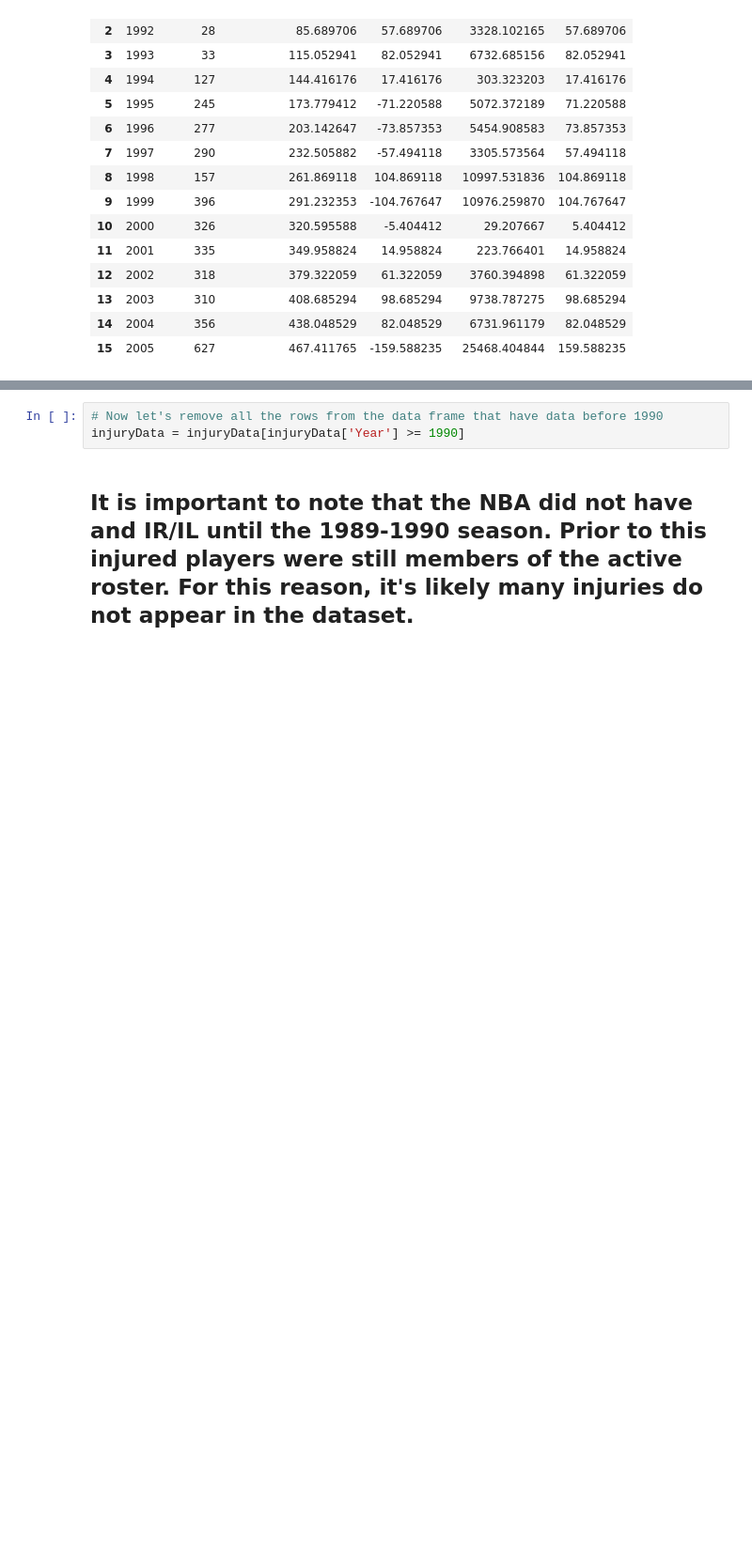
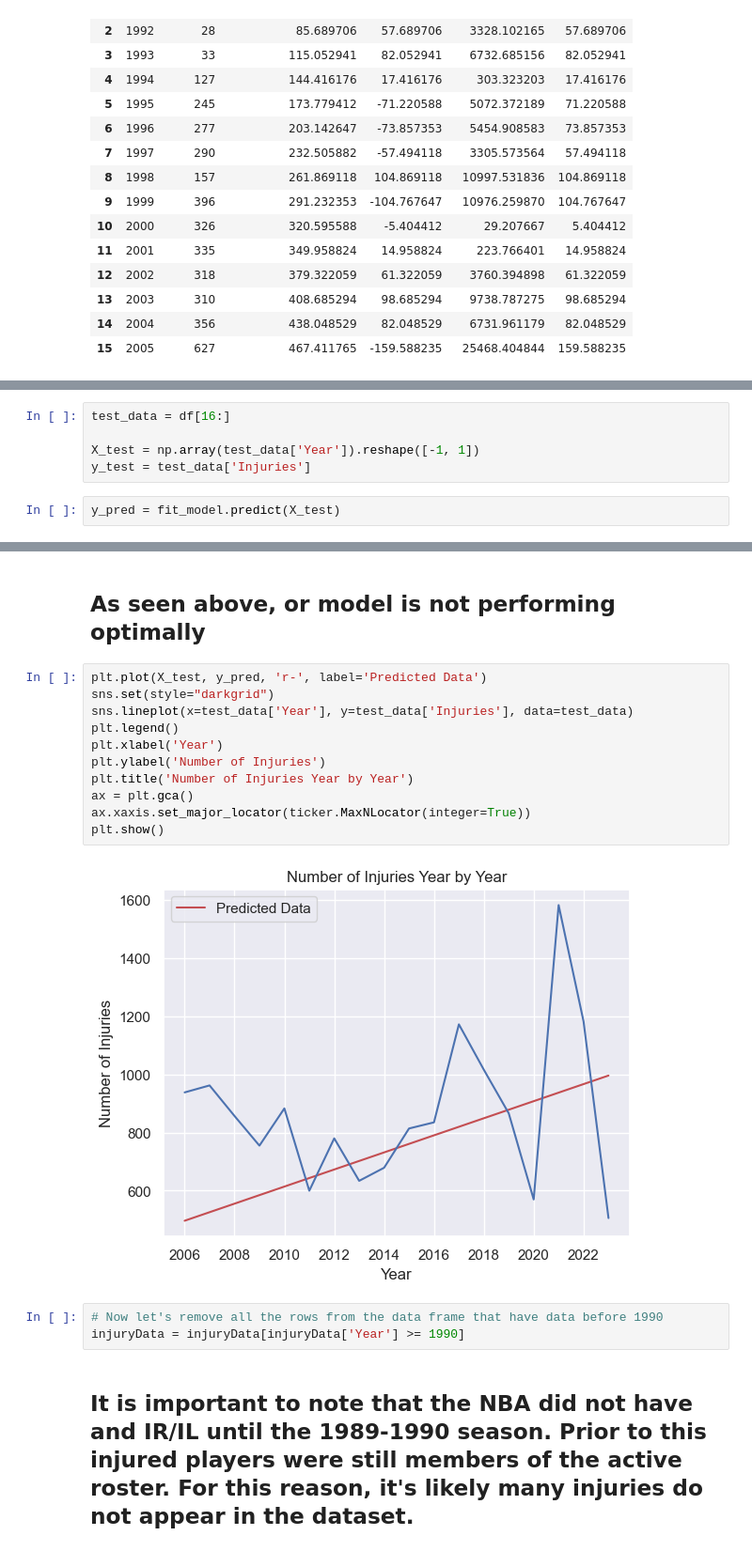
Before and after one commit to adc1021/NBAInjuryPredictor, a Jupyter notebook: notebooks/Forecasting.ipynb, the cells around one changed output, grey strips where cells are left out. Shown: that part at 94% size. Cells and saved outputs as stored; diff of their text form; blank space fills up the shorter version.

```diff
--- a/notebooks/Forecasting.ipynb
+++ b/notebooks/Forecasting.ipynb
@@ -152,0 +166,7 @@ dtype: float64
+# %%
+test_data = df[16:]
+
+X_test = np.array(test_data['Year']).reshape([-1, 1])
+y_test = test_data['Injuries']
+# %%
+y_pred = fit_model.predict(X_test)
@@ -153,3 +185,18 @@ dtype: float64
+# %% [markdown]
+## As seen above, or model is not performing optimally
+# %%
+plt.plot(X_test, y_pred, 'r-', label='Predicted Data')
+sns.set(style="darkgrid")
+sns.lineplot(x=test_data['Year'], y=test_data['Injuries'], data=test_data)
+plt.legend()
+plt.xlabel('Year')
+plt.ylabel('Number of Injuries')
+plt.title('Number of Injuries Year by Year')
+ax = plt.gca()
+ax.xaxis.set_major_locator(ticker.MaxNLocator(integer=True))
+plt.show()
+# %% [output]
+[figure, added]
 # %%
 # Now let's remove all the rows from the data frame that have data before 1990
 injuryData = injuryData[injuryData['Year'] >= 1990]
```
Also changed, not shown: parts of 14 cells of this notebook.
